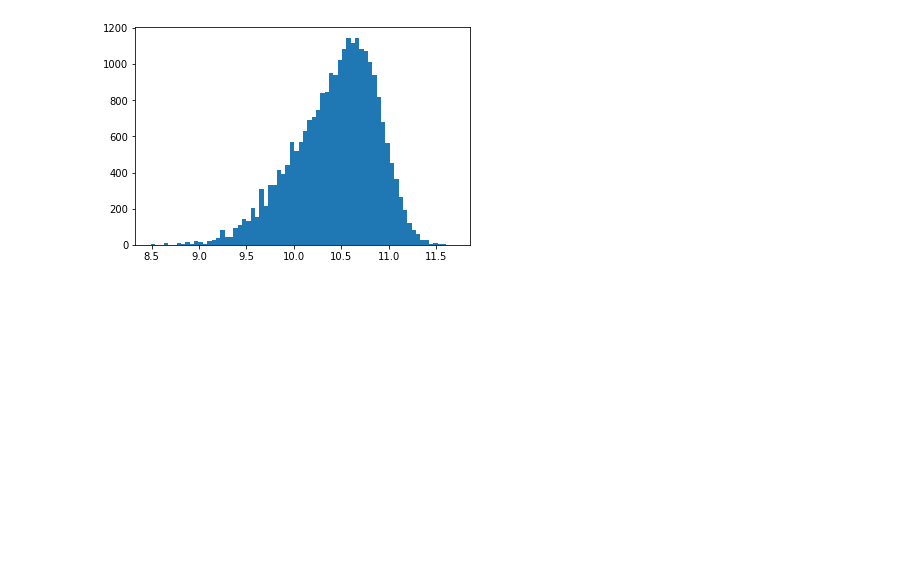
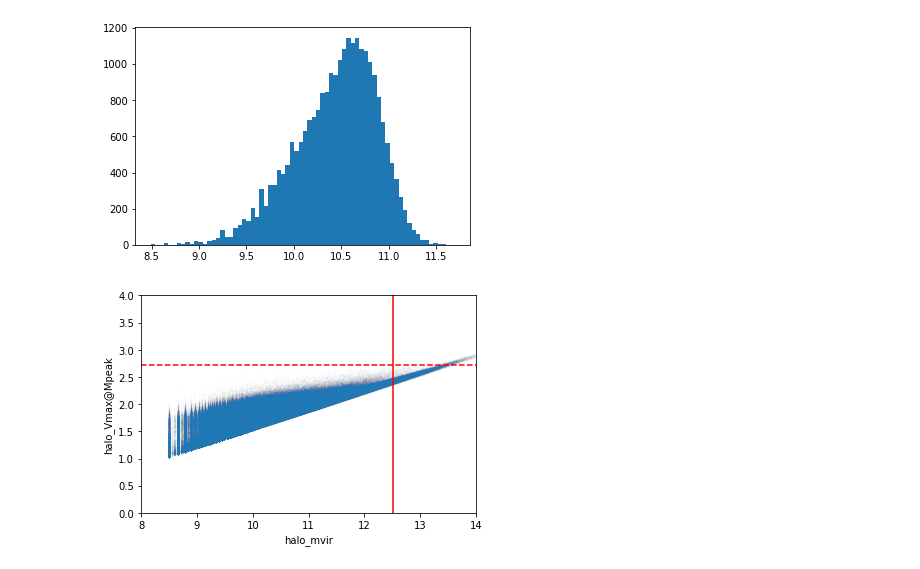
Before and after one commit to f-ardila/dwarf_lensing, a Jupyter notebook: MCMC/notebooks/dark_matter.ipynb, the cells around one changed output. Saved outputs shown, nothing was run; the diff lists cells and outputs as text; code cells hidden in the pictures; blank space fills up the shorter version.

```diff
--- a/MCMC/notebooks/dark_matter.ipynb
+++ b/MCMC/notebooks/dark_matter.ipynb
@@ -93,0 +208,12 @@ dwarf_halos_reduced.write('/Users/fardila/Documents/GitHub/dwarf_lensing/mock_dw
+# %%
+plt.scatter(np.log10(halo_data['halo_mvir']), np.log10(halo_data['halo_Vmax@Mpeak']),
+          alpha=0.01, s=1, marker='.')
+plt.axvline(12.52, color='r')
+plt.axhline(2.72161542, color='r', linestyle='--')
+plt.ylim([0,4])
+plt.xlim([8,14])
+plt.xlabel('halo_mvir')
+plt.ylabel('halo_Vmax@Mpeak')
+plt.show()
+# %% [output]
+[figure, added]
```
Also changed, not shown: parts of 12 cells of this notebook.
